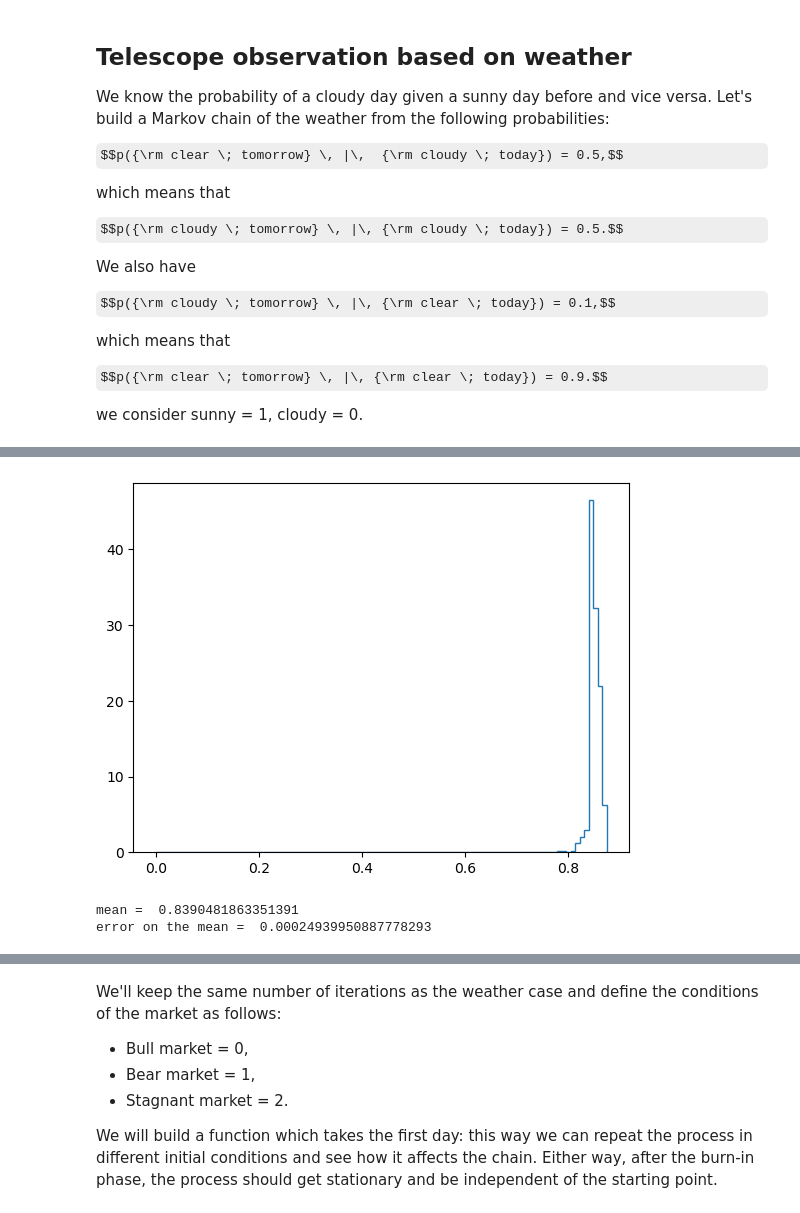
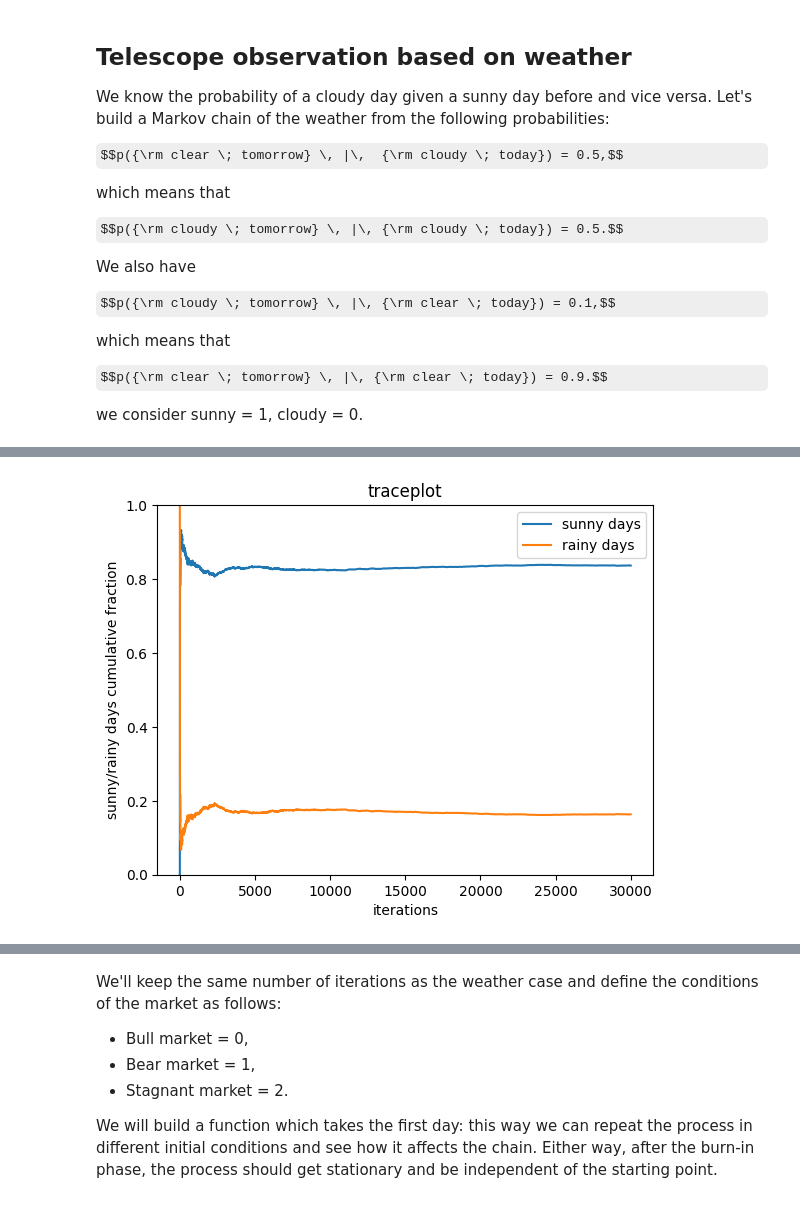
Before and after one commit to lisam10/astrostatistics_bicocca_2024, a Jupyter notebook: working/W10_teleobs.ipynb, the cells around one changed output, grey strips where cells are left out. Drawn from its saved outputs; the diff is of its cells as text; code cells hidden in the pictures; some formulas as TeX source.

```diff
--- a/working/W10_teleobs.ipynb
+++ b/working/W10_teleobs.ipynb
@@ -25,5 +26,5 @@ import matplotlib.pyplot as plt
 # %%
-n_days = 10 ** 4
+n_days = 3E4
 day_0 = 0 #starting from a cloudy day
 # %%
 day_current = day_0
@@ -57,12 +50,11 @@ plt.show()
-# %%
-plt.hist(sunny_fraction, int(np.sqrt(n_days)), histtype = 'step', density = True)
-plt.show()
-# %% [output]
-[figure, removed]
-# %%
-#print('median = ', np.median(sunny_fraction[2000:]))
-print('mean = ', np.mean(sunny_fraction))
-print('error on the mean = ', np.std(sunny_fraction)/np.sqrt(n_days))
-# %% [output]
-mean =  0.8390481863351391
-error on the mean =  0.00024939950887778293
+# %%
+plt.plot(range(0, int(n_days)), sunny_fraction, label = 'sunny days')
+plt.plot(range(0, int(n_days)), rainy_fraction, label = 'rainy days')
+plt.ylim([0, 1])
+plt.xlabel('iterations')
+plt.ylabel('sunny/rainy days cumulative fraction')
+plt.title('traceplot')
+plt.legend()
+plt.show()
+# %% [output]
+[figure, added]
```
Also changed, not shown: parts of 12 cells of this notebook.
